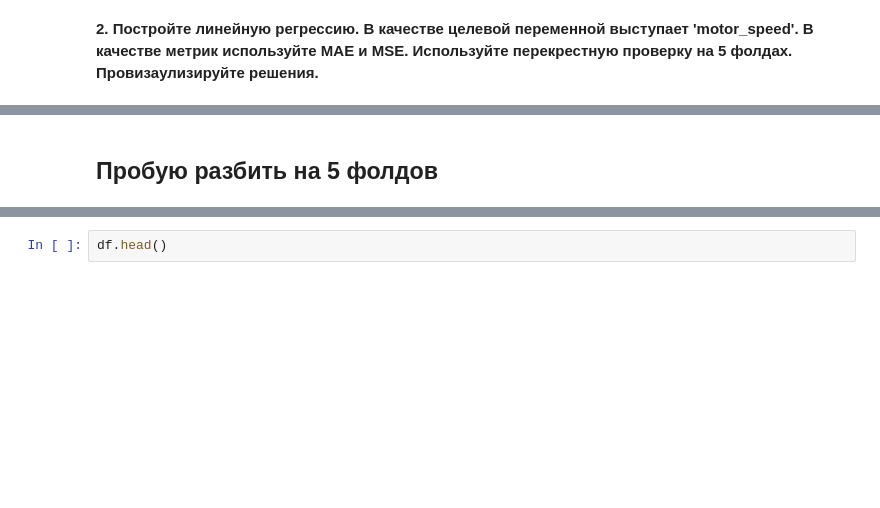
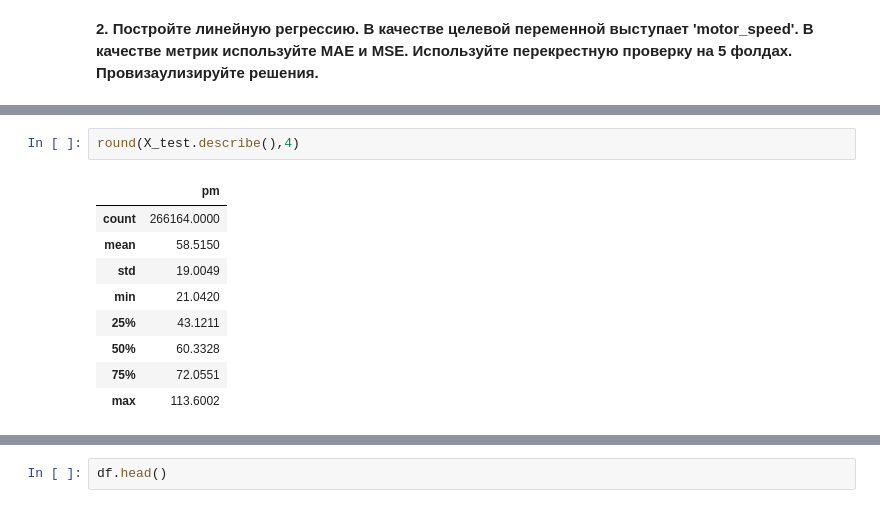
Before and after one commit to Zikarakus/FromWork, a Jupyter notebook: linear and knn HW.ipynb, the cells around one changed output, grey strips where cells are left out. Cells and saved outputs as stored; diff of their text form; blank space fills up the shorter version.

```diff
--- a/linear and knn HW.ipynb
+++ b/linear and knn HW.ipynb
@@ -384,2 +245,12 @@ plt.show()
-# %% [markdown]
-## Пробую разбить на 5 фолдов
+# %%
+round(X_test.describe(),4)
+# %% [output]
+|  | pm |
+| count | 266164.0000 |
+| mean | 58.5150 |
+| std | 19.0049 |
+| min | 21.0420 |
+| 25% | 43.1211 |
+| 50% | 60.3328 |
+| 75% | 72.0551 |
+| max | 113.6002 |
```
Also changed, not shown: parts of 105 cells of this notebook.
